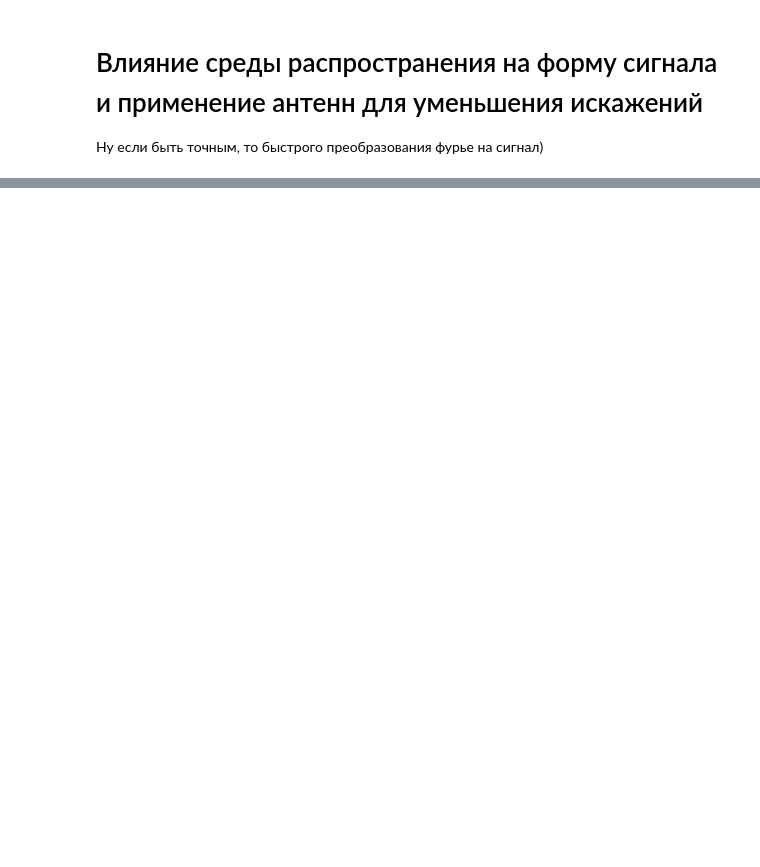
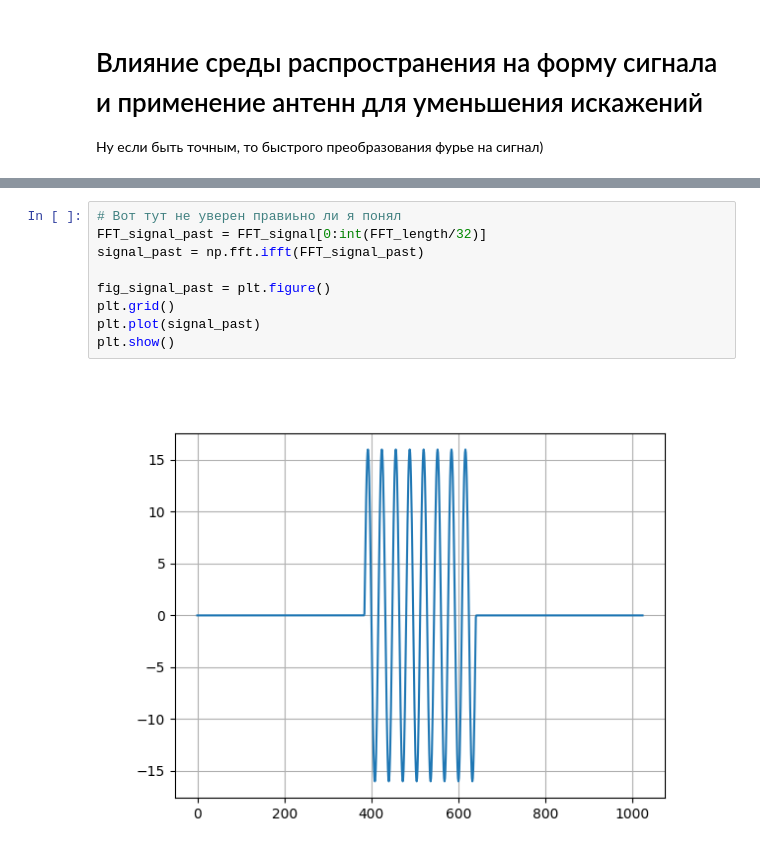
Before and after one commit to Nikita-Presnov/OnlinePrackMSU, a Jupyter notebook: 10-dist-10-environmental-influence.ipynb, the cells around one changed output, grey strips where cells are left out. Cells and saved outputs as stored; diff of their text form; blank space fills up the shorter version.

```diff
--- a/10-dist-10-environmental-influence.ipynb
+++ b/10-dist-10-environmental-influence.ipynb
@@ -32,0 +47,11 @@ TypeError: 'int' object is not callable
+# %%
+# Вот тут не уверен правиьно ли я понял
+FFT_signal_past = FFT_signal[0:int(FFT_length/32)]
+signal_past = np.fft.ifft(FFT_signal_past)
+
+fig_signal_past = plt.figure()
+plt.grid()
+plt.plot(signal_past)
+plt.show()
+# %% [output]
+[figure, added]
```
Also changed, not shown: parts of 3 cells of this notebook, 1 other file.
